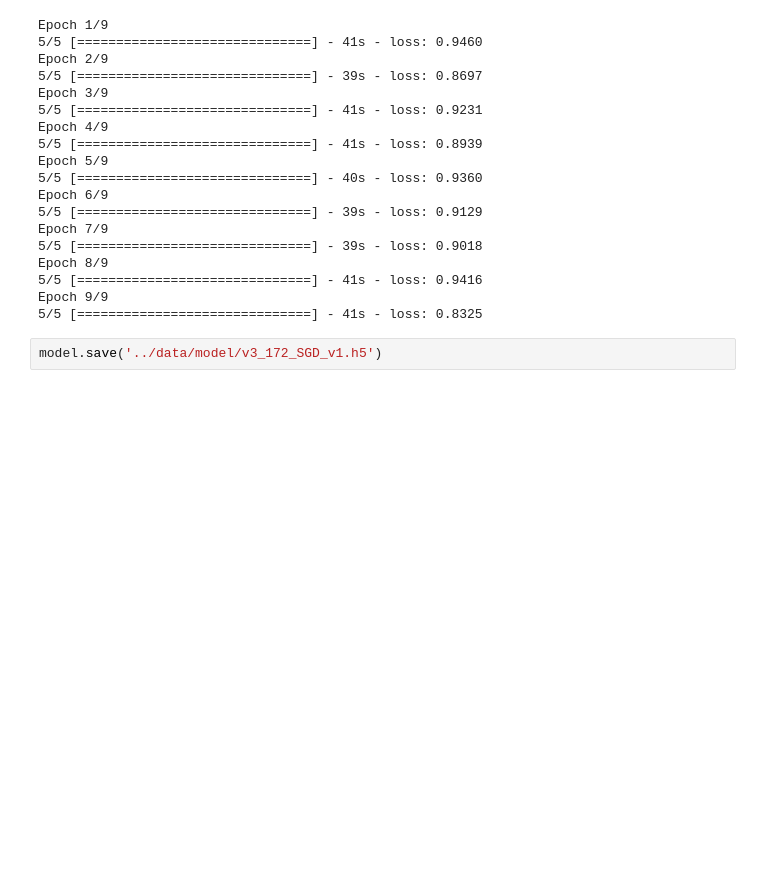
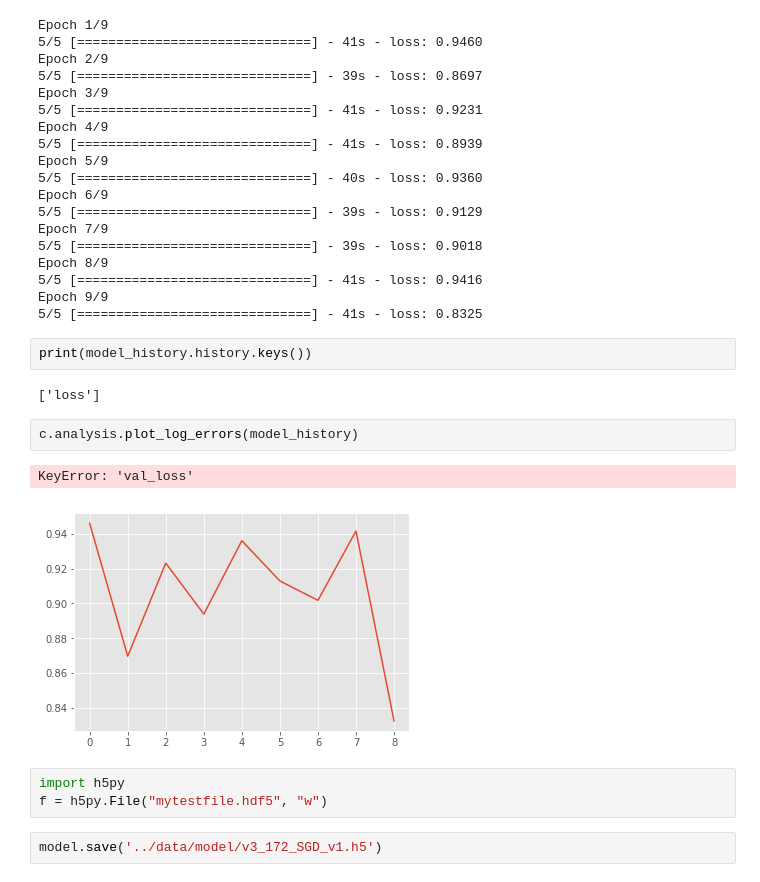
Before and after one commit to DBCerigo/kaggle-cervix, a Jupyter notebook: dbc/V3_just_top_layer+top2_inceptionblocks_SGD.ipynb, the cells around one changed output. Saved outputs shown, nothing was run; the diff lists cells and outputs as text; blank space fills up the shorter version.

```diff
--- a/dbc/V3_just_top_layer+top2_inceptionblocks_SGD.ipynb
+++ b/dbc/V3_just_top_layer+top2_inceptionblocks_SGD.ipynb
@@ -144,6 +142,18 @@ Epoch 8/9
 5/5 [==============================] - 41s - loss: 0.9416
 Epoch 9/9
 5/5 [==============================] - 41s - loss: 0.8325
+# %%
+print(model_history.history.keys())
+# %% [output]
+['loss']
+# %%
+c.analysis.plot_log_errors(model_history)
+# %% [output]
+KeyError: 'val_loss'
+[figure, added]
+# %%
+import h5py
+f = h5py.File("mytestfile.hdf5", "w")
 # %%
 model.save('../data/model/v3_172_SGD_v1.h5')
 # %%
```
Also changed, not shown: parts of 2 cells of this notebook.
